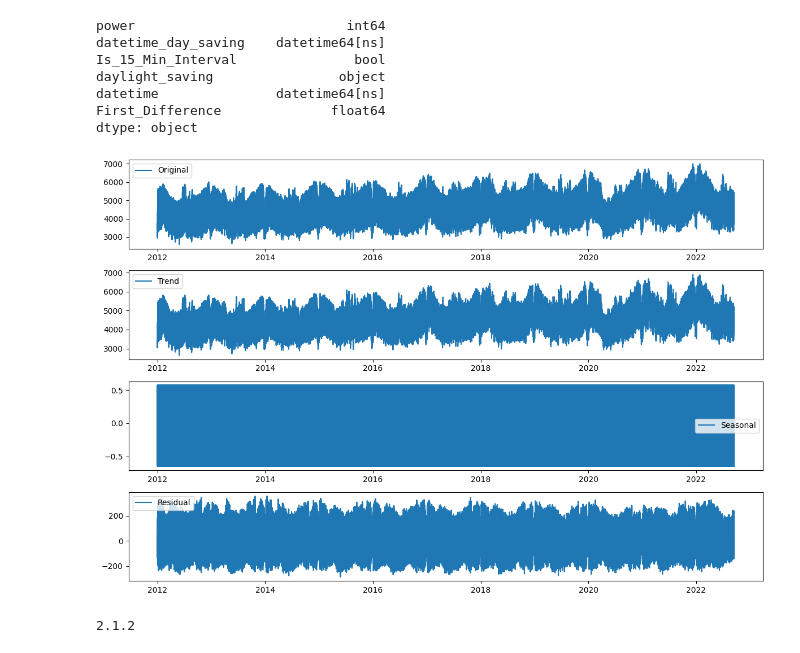
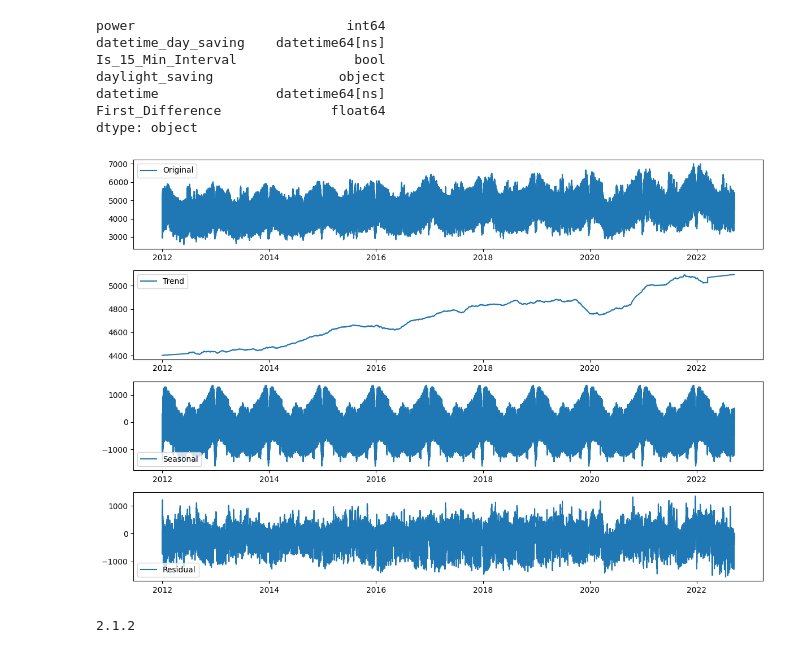
Before and after one commit to cgassman/electricistan, a Jupyter notebook: notebook_first_try.ipynb, the cells around one changed output. Drawn from its saved outputs; the diff is of its cells as text; code cells hidden in the pictures.

Commit message:
add decompose

```diff
--- a/notebook_first_try.ipynb
+++ b/notebook_first_try.ipynb
@@ -228,29 +228,29 @@ datetime               datetime64[ns]
 First_Difference              float64
 dtype: object
 # %%
-decomposition = sm.tsa.seasonal_decompose(data['power'], model='additive', period=15)
+decomposition = sm.tsa.seasonal_decompose(data['power'], model='additive', extrapolate_trend='freq' ,period=35040)
 trend = decomposition.trend
 seasonal = decomposition.seasonal
 residual = decomposition.resid
 
 # Plot the decomposed components
 plt.figure(figsize=(12, 8))
 plt.subplot(411)
 plt.plot(data['power'], label='Original')
 plt.legend()
 plt.subplot(412)
 plt.plot(trend, label='Trend')
 plt.legend()
 plt.subplot(413)
 plt.plot(seasonal, label='Seasonal')
 plt.legend()
 plt.subplot(414)
 plt.plot(residual, label='Residual')
 plt.legend()
 plt.tight_layout()
 plt.show()
 # %% [output]
-[figure, old version]
+[figure, new version]
 # %%
 print(pd.__version__)
 # %% [output]
```
